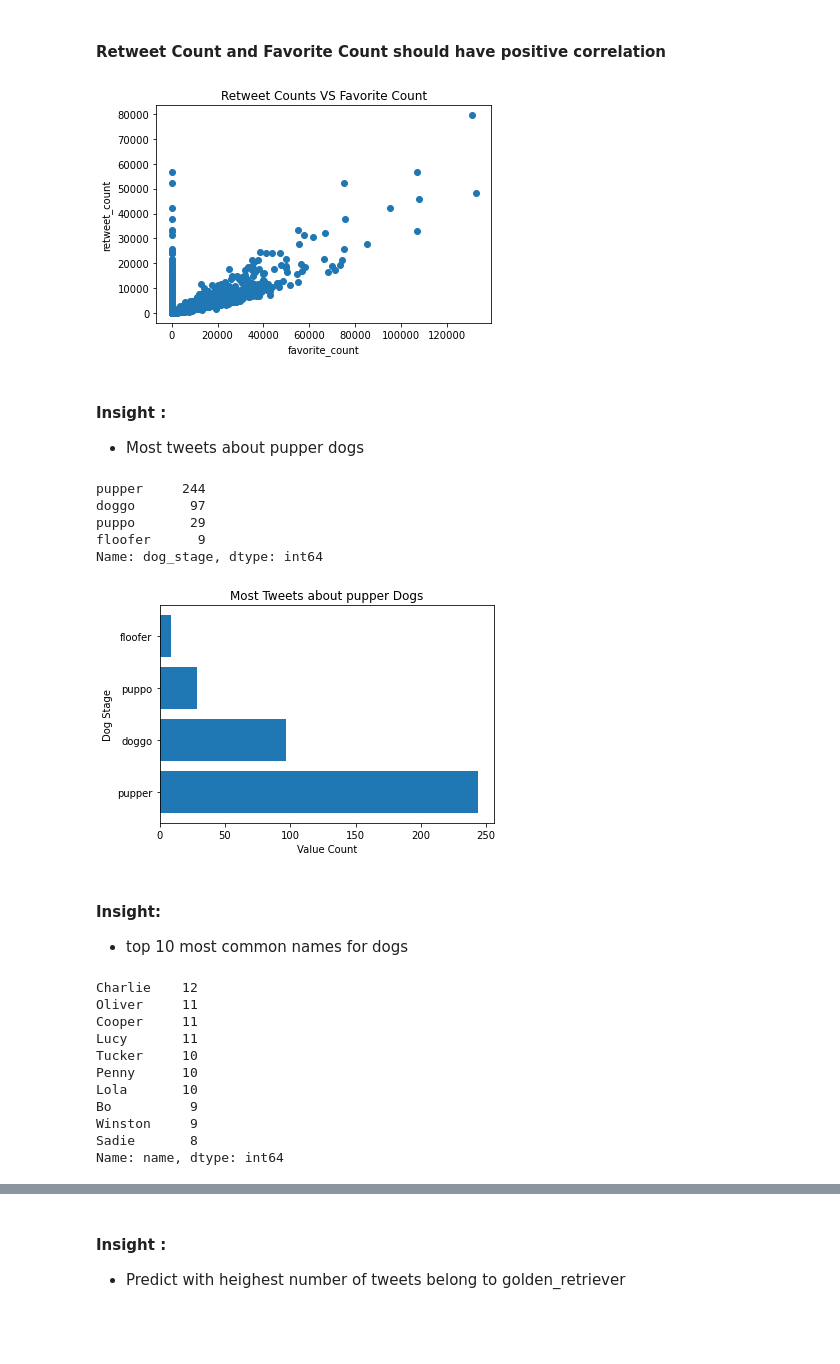
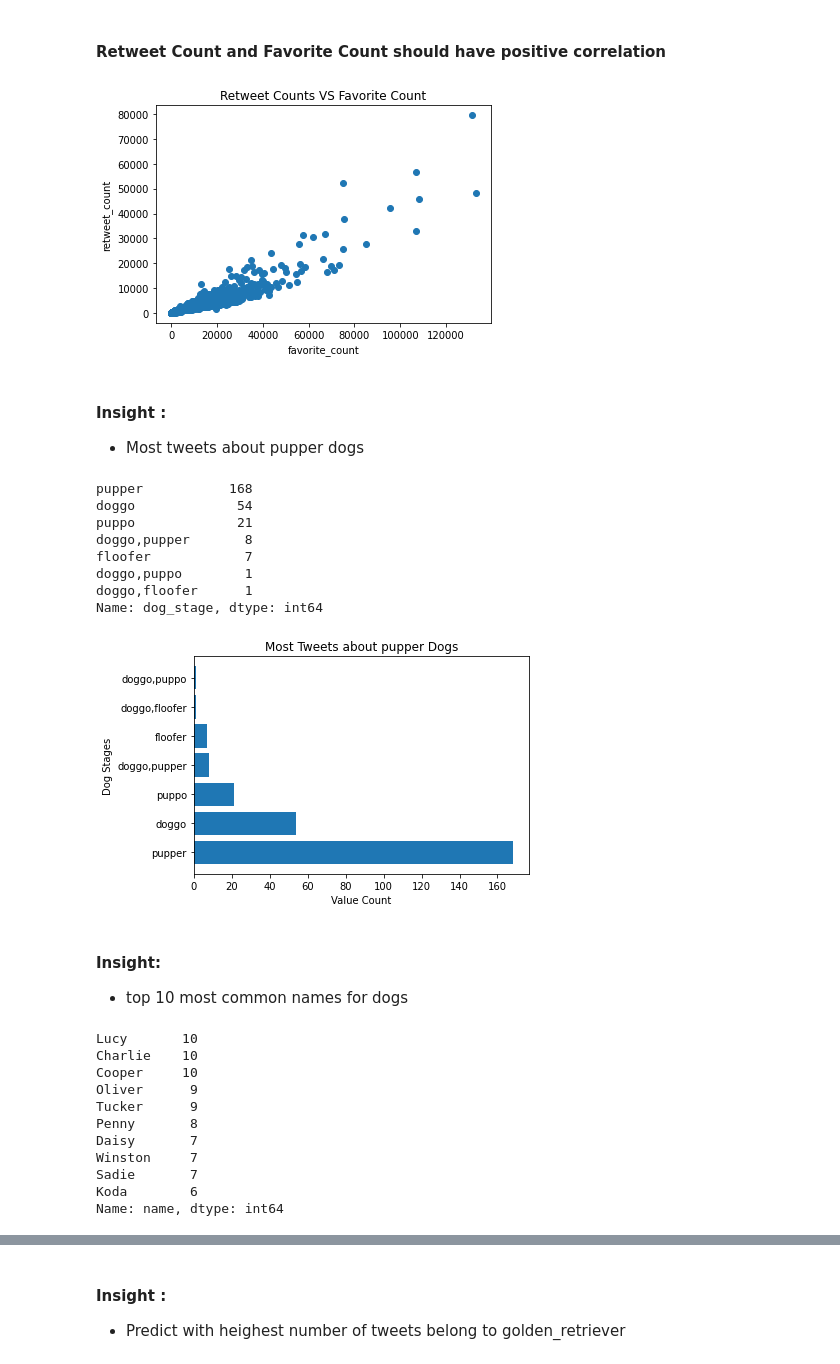
Before and after one commit to Shaker-Hussien/UdacityND-wrangle-analyze-data, a Jupyter notebook: wrangle_act.ipynb, the cells around one changed output, grey strips where cells are left out. Drawn from its saved outputs; the diff is of its cells as text; code cells hidden in the pictures; blank space fills up the shorter version.

Commit message:
* fix qualirt issue for dropping retweets rows
* fix quality issue
approaching multiple dog stage in diffrent way

*fix tidiness issue
merging dfs in master df as one observational unit.

```diff
--- a/wrangle_act.ipynb
+++ b/wrangle_act.ipynb
@@ -754,16 +816,17 @@ puppo      30
 Name: puppo, dtype: int64
 # %%
 def get_dog_stage(row):
+    stage = list()
     if not pd.isnull(row['doggo']) :
-        return 'doggo'
+        stage.append('doggo')
     if not pd.isnull(row['floofer']) :
-        return 'floofer'
+        stage.append('floofer')
     if not pd.isnull(row['pupper']) :
-        return 'pupper'
+        stage.append('pupper')
     if not pd.isnull(row['puppo']) :
-        return 'puppo'
+        stage.append('puppo')
 
-    return np.nan
+    return ','.join(stage) if stage else np.nan
 
 tweets_clean['dog_stage'] = tweets_clean.apply(get_dog_stage , axis=1).astype('category')
 # %% [markdown]
@@ -893,2 +951,0 @@ memory usage: 113.1+ KB
-# %%
-tweets_clean = tweets_clean.merge(api_info_clean)
@@ -983,0 +1028,2 @@ Index(['tweet_id', 'jpg_url', 'img_num', 'predict_conf', 'predict', 'is_dog'], d
+# %%
+tweets_clean = tweets_clean[~tweets_clean['tweet_text'].str.contains('RT @')]
@@ -1089,0 +1150,2 @@ Name: name, Length: 963, dtype: int64
+# %%
+tweets_clean = tweets_clean.merge(imgs_predicts_clean).merge(api_info_clean)
@@ -1127,40 +1210,45 @@ plt.ylabel('retweet_count')
 plt.title('Retweet Counts VS Favorite Count')
 plt.savefig('./plots/retweet_and_favorite_count.png')
 # %% [output]
-[figure, old version]
+[figure, new version]
 # %% [markdown]
 #### Insight :
 - Most tweets about pupper dogs
 # %%
 tweets_clean['dog_stage'].value_counts()
 # %% [output]
-pupper     244
-doggo       97
-puppo       29
-floofer      9
+pupper           168
+doggo             54
+puppo             21
+doggo,pupper       8
+floofer            7
+doggo,puppo        1
+doggo,floofer      1
 Name: dog_stage, dtype: int64
 # %%
-plt.barh([1, 2, 3, 4], tweets_clean['dog_stage'].value_counts().sort_values(ascending=False), tick_label=['pupper', 'doggo' ,'puppo','floofer' ])
+labels = tweets_clean['dog_stage'].value_counts().sort_values(ascending=False).index
+
+plt.barh(range(7), tweets_clean['dog_stage'].value_counts().sort_values(ascending=False), tick_label=labels)
 plt.xlabel('Value Count')
-plt.ylabel('Dog Stage')
+plt.ylabel('Dog Stages')
 plt.title('Most Tweets about pupper Dogs')
 plt.savefig('./plots/most_liked_dog_stage.png')
 # %% [output]
-[figure, old version]
+[figure, new version]
 # %% [markdown]
 #### Insight:
 - top 10 most common names for dogs
 # %%
 tweets_clean['name'].value_counts().sort_values(ascending = False).head(10)
 # %% [output]
-Charlie    12
-Oliver     11
-Cooper     11
-Lucy       11
-Tucker     10
-Penny      10
-Lola       10
-Bo          9
-Winston     9
-Sadie       8
+Lucy       10
+Charlie    10
+Cooper     10
+Oliver      9
+Tucker      9
+Penny       8
+Daisy       7
+Winston     7
+Sadie       7
+Koda        6
 Name: name, dtype: int64
```
Also changed, not shown: parts of 53 cells of this notebook, 2 other files.
